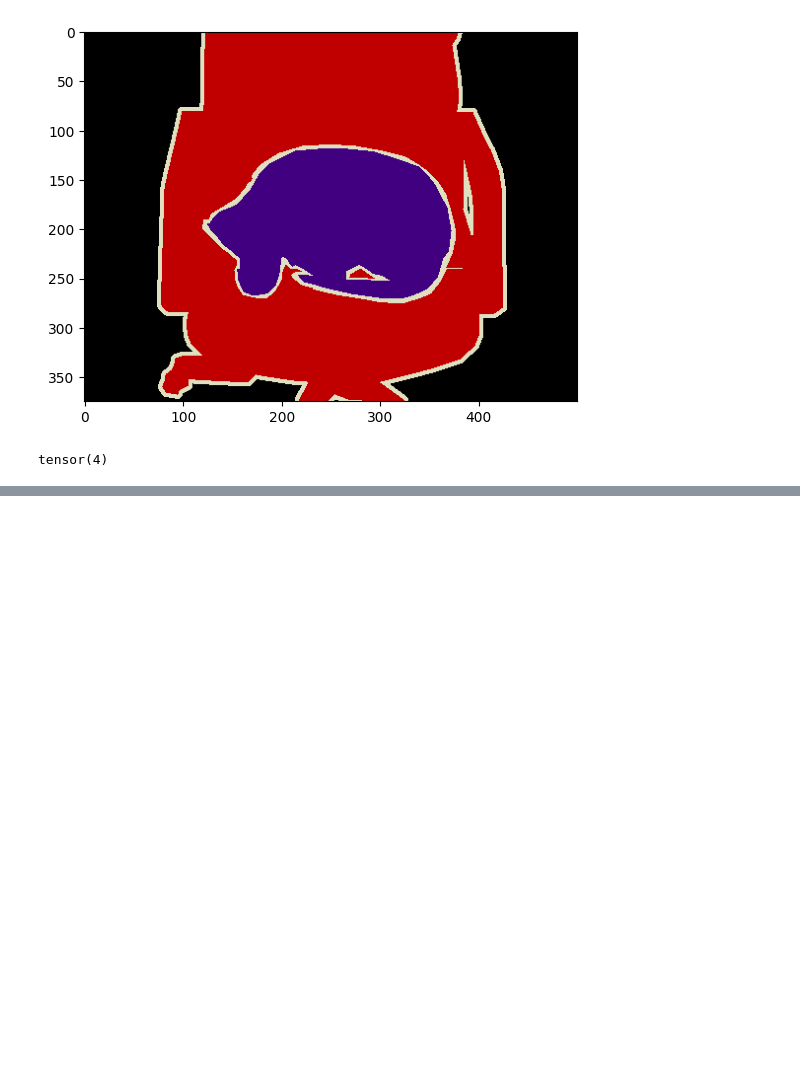
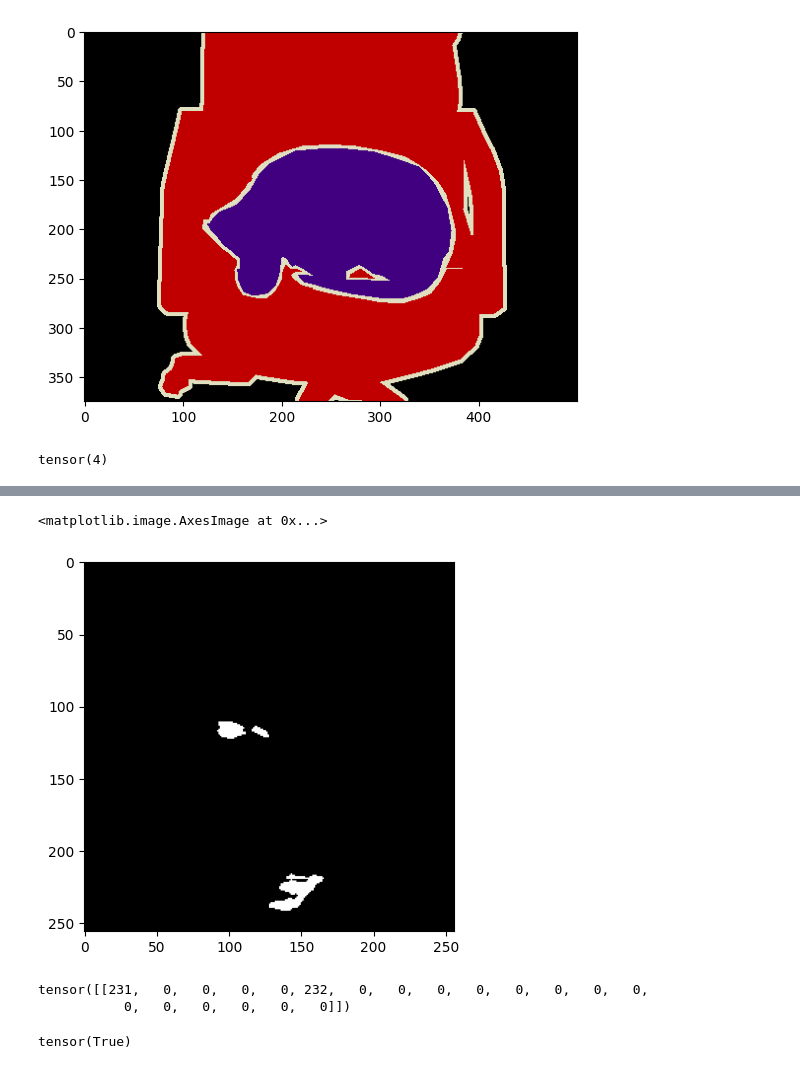
Before and after one commit to JayParanjape/blackfed, a Jupyter notebook: dcratchpad.ipynb, the cells around one changed output, grey strips where cells are left out. Cells and saved outputs as stored; diff of their text form; code cells hidden in the pictures; blank space fills up the shorter version.

```diff
--- a/dcratchpad.ipynb
+++ b/dcratchpad.ipynb
@@ -88,0 +163,10 @@ tensor(4)
+# %%
+plt.imshow(pred_tmp[0][0], cmap='gray')
+# %% [output]
+<matplotlib.image.AxesImage at 0x...>
+[figure, added]
+# %%
+torch.argmax(torch.Tensor(pred_tmp), dim=-1).argmax(dim=-1)
+# %% [output]
+tensor([[231,   0,   0,   0,   0, 232,   0,   0,   0,   0,   0,   0,   0,   0,
+           0,   0,   0,   0,   0,   0]])
@@ -88,0 +176,4 @@ tensor(4)
+# %%
+b.max()
+# %% [output]
+tensor(True)
```
Also changed, not shown: parts of 9 cells of this notebook, 44 other files.
